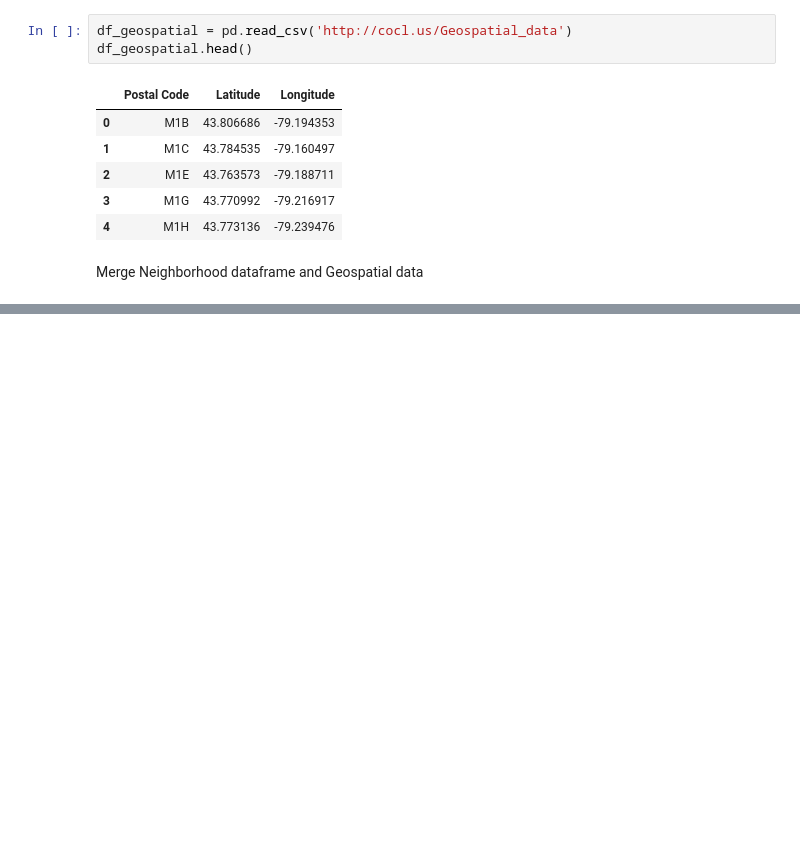
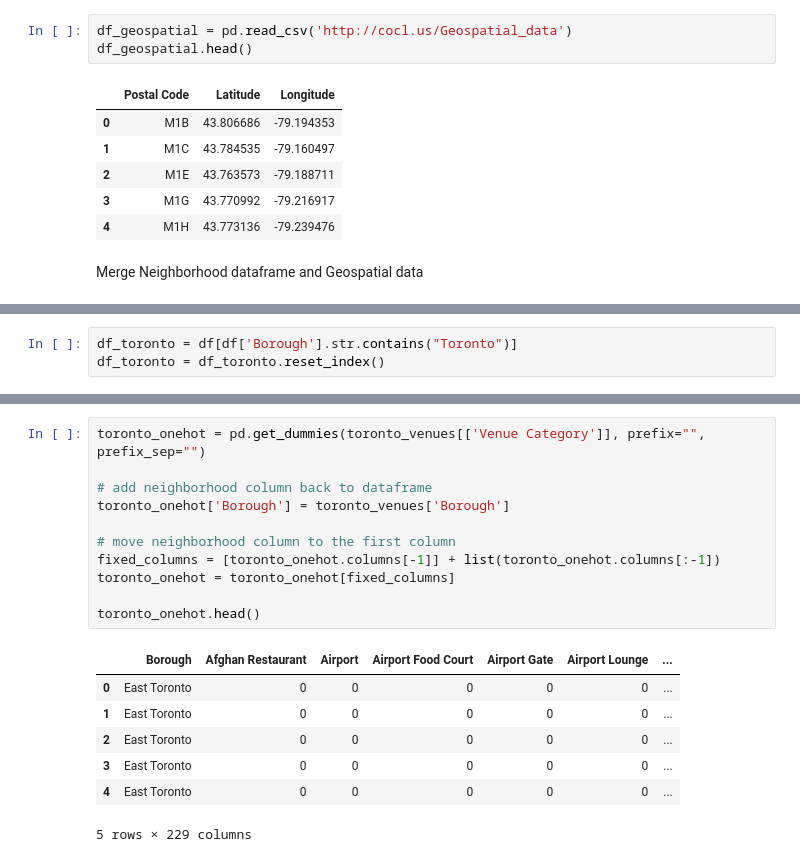
Before and after one commit to phitsanup/Coursera_Capstone, a Jupyter notebook: Segmenting and Clustering in Toronto.ipynb, the cells around one changed output, grey strips where cells are left out. Saved outputs shown, nothing was run; the diff lists cells and outputs as text; blank space fills up the shorter version.

```diff
--- a/Segmenting and Clustering in Toronto.ipynb
+++ b/Segmenting and Clustering in Toronto.ipynb
@@ -107,0 +100,3 @@ df.head()
+# %%
+df_toronto = df[df['Borough'].str.contains("Toronto")]
+df_toronto = df_toronto.reset_index()
@@ -107,0 +271,19 @@ df.head()
+# %%
+toronto_onehot = pd.get_dummies(toronto_venues[['Venue Category']], prefix="", prefix_sep="")
+
+# add neighborhood column back to dataframe
+toronto_onehot['Borough'] = toronto_venues['Borough']
+
+# move neighborhood column to the first column
+fixed_columns = [toronto_onehot.columns[-1]] + list(toronto_onehot.columns[:-1])
+toronto_onehot = toronto_onehot[fixed_columns]
+
+toronto_onehot.head()
+# %% [output]
+|  | Borough | Afghan Restaurant | Airport | Airport Food Court | Airport Gate | Airport Lounge | ... |
+| 0 | East Toronto | 0 | 0 | 0 | 0 | 0 | ... |
+| 1 | East Toronto | 0 | 0 | 0 | 0 | 0 | ... |
+| 2 | East Toronto | 0 | 0 | 0 | 0 | 0 | ... |
+| 3 | East Toronto | 0 | 0 | 0 | 0 | 0 | ... |
+| 4 | East Toronto | 0 | 0 | 0 | 0 | 0 | ... |
+5 rows × 229 columns
```
Also changed, not shown: parts of 16 cells of this notebook.
